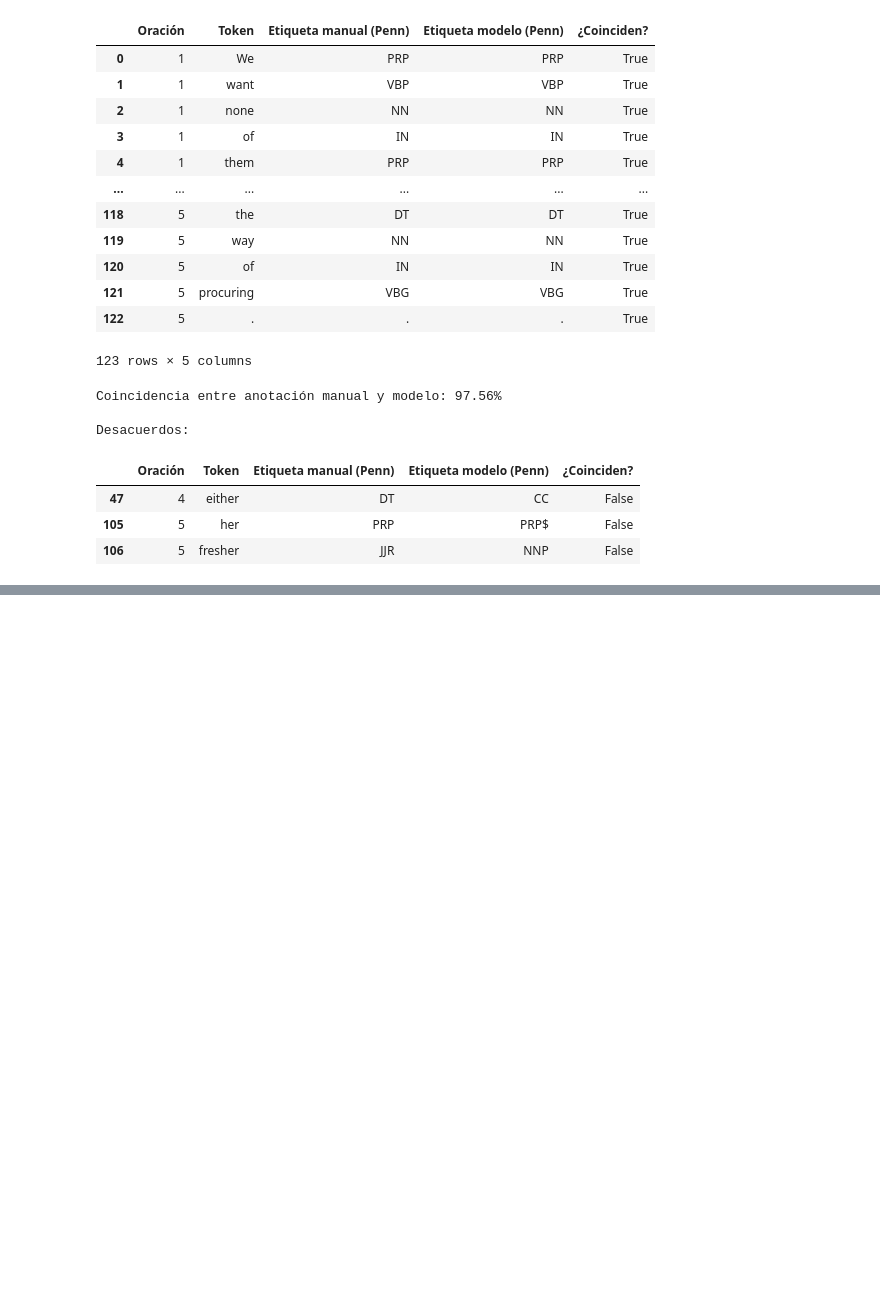
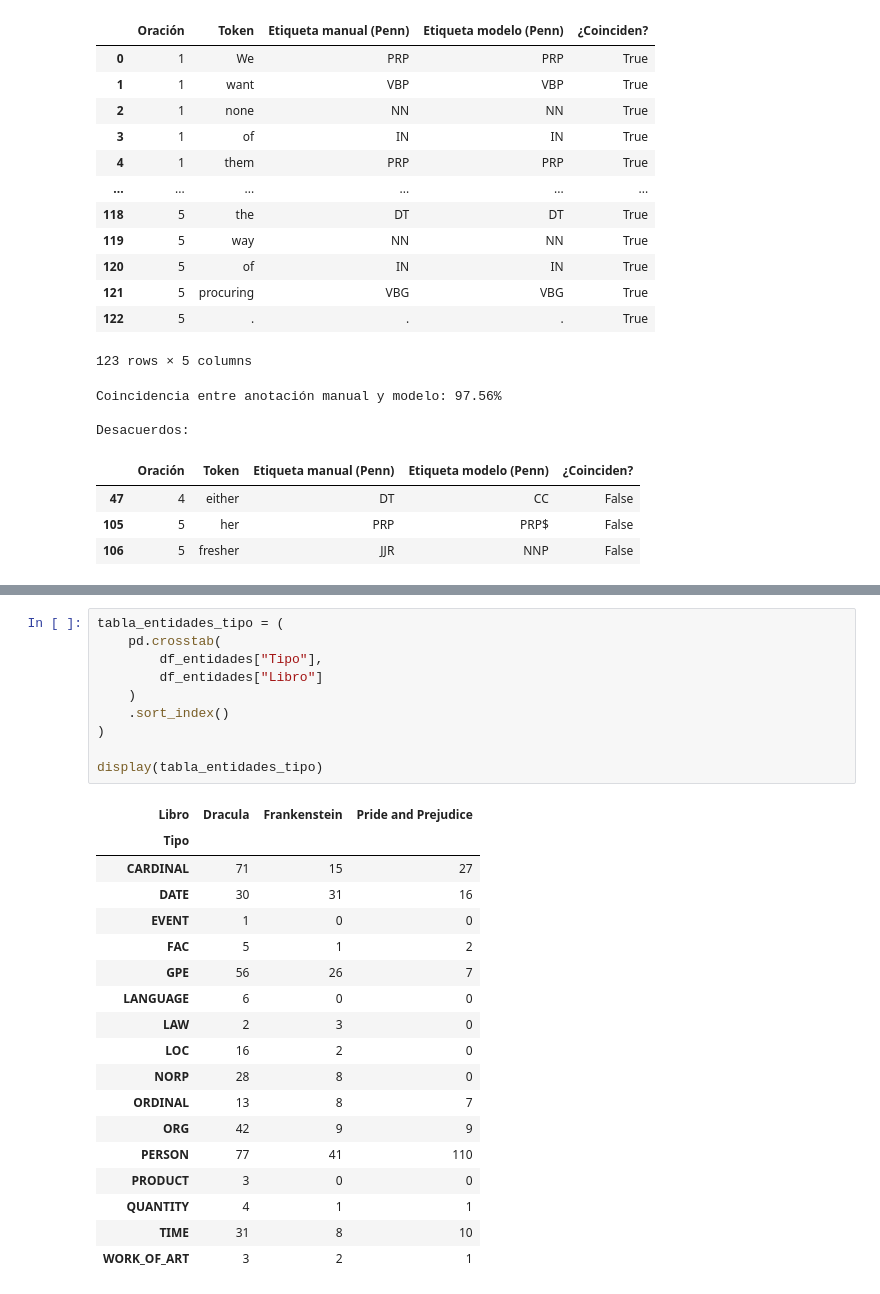
Before and after one commit to Jtanchezz/NLP, a Jupyter notebook: Lab6/lab6.ipynb, the cells around one changed output, grey strips where cells are left out. Drawn from its saved outputs; the diff is of its cells as text; blank space fills up the shorter version.

```diff
--- a/Lab6/lab6.ipynb
+++ b/Lab6/lab6.ipynb
@@ -667,0 +794,29 @@ Desacuerdos:
+# %%
+tabla_entidades_tipo = (
+    pd.crosstab(
+        df_entidades["Tipo"],
+        df_entidades["Libro"]
+    )
+    .sort_index()
+)
+
+display(tabla_entidades_tipo)
+# %% [output]
+| Libro | Dracula | Frankenstein | Pride and Prejudice |
+| Tipo |  |  |  |
+| CARDINAL | 71 | 15 | 27 |
+| DATE | 30 | 31 | 16 |
+| EVENT | 1 | 0 | 0 |
+| FAC | 5 | 1 | 2 |
+| GPE | 56 | 26 | 7 |
+| LANGUAGE | 6 | 0 | 0 |
+| LAW | 2 | 3 | 0 |
+| LOC | 16 | 2 | 0 |
+| NORP | 28 | 8 | 0 |
+| ORDINAL | 13 | 8 | 7 |
+| ORG | 42 | 9 | 9 |
+| PERSON | 77 | 41 | 110 |
+| PRODUCT | 3 | 0 | 0 |
+| QUANTITY | 4 | 1 | 1 |
+| TIME | 31 | 8 | 10 |
+| WORK_OF_ART | 3 | 2 | 1 |
```
Also changed, not shown: parts of 4 cells of this notebook.
